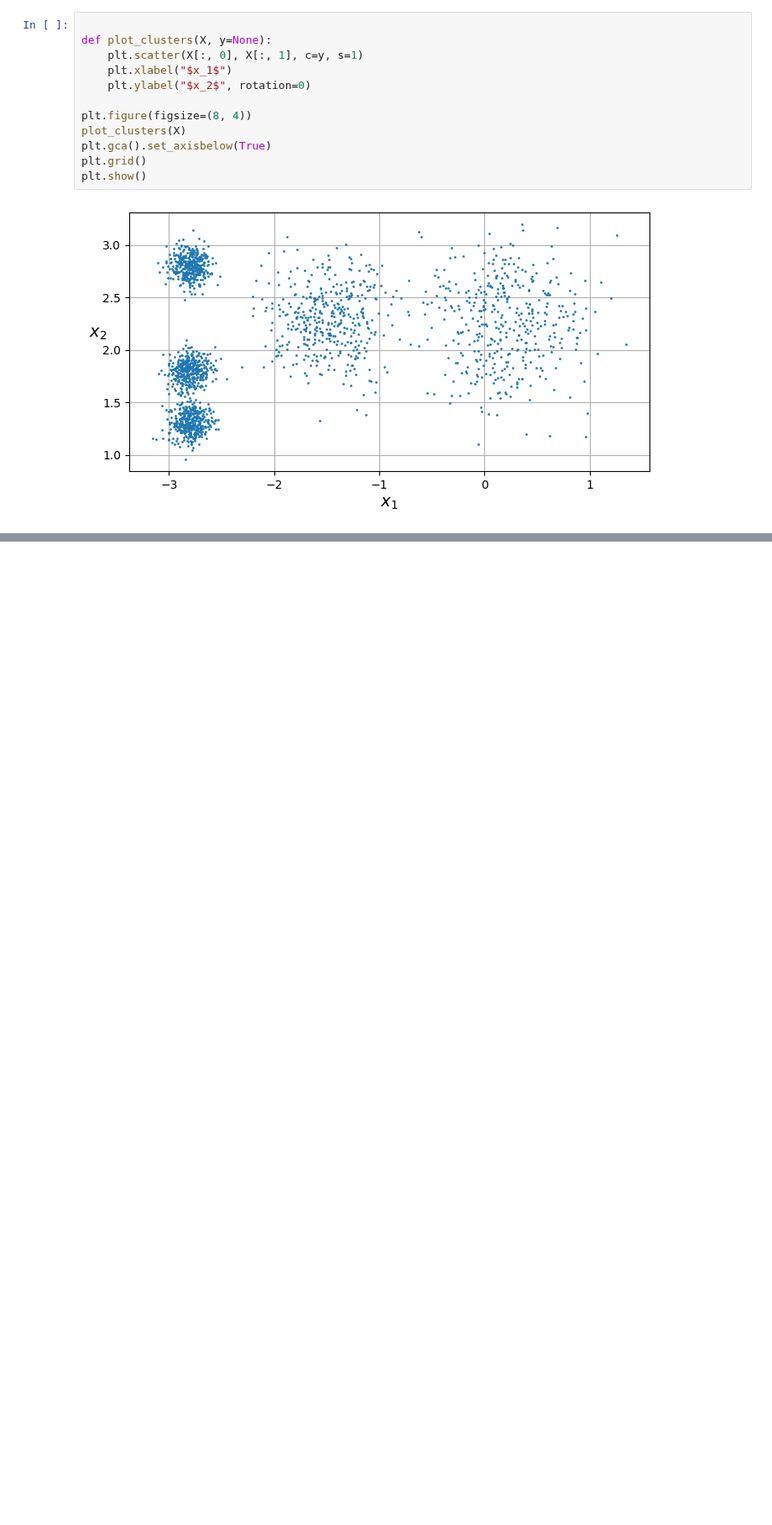
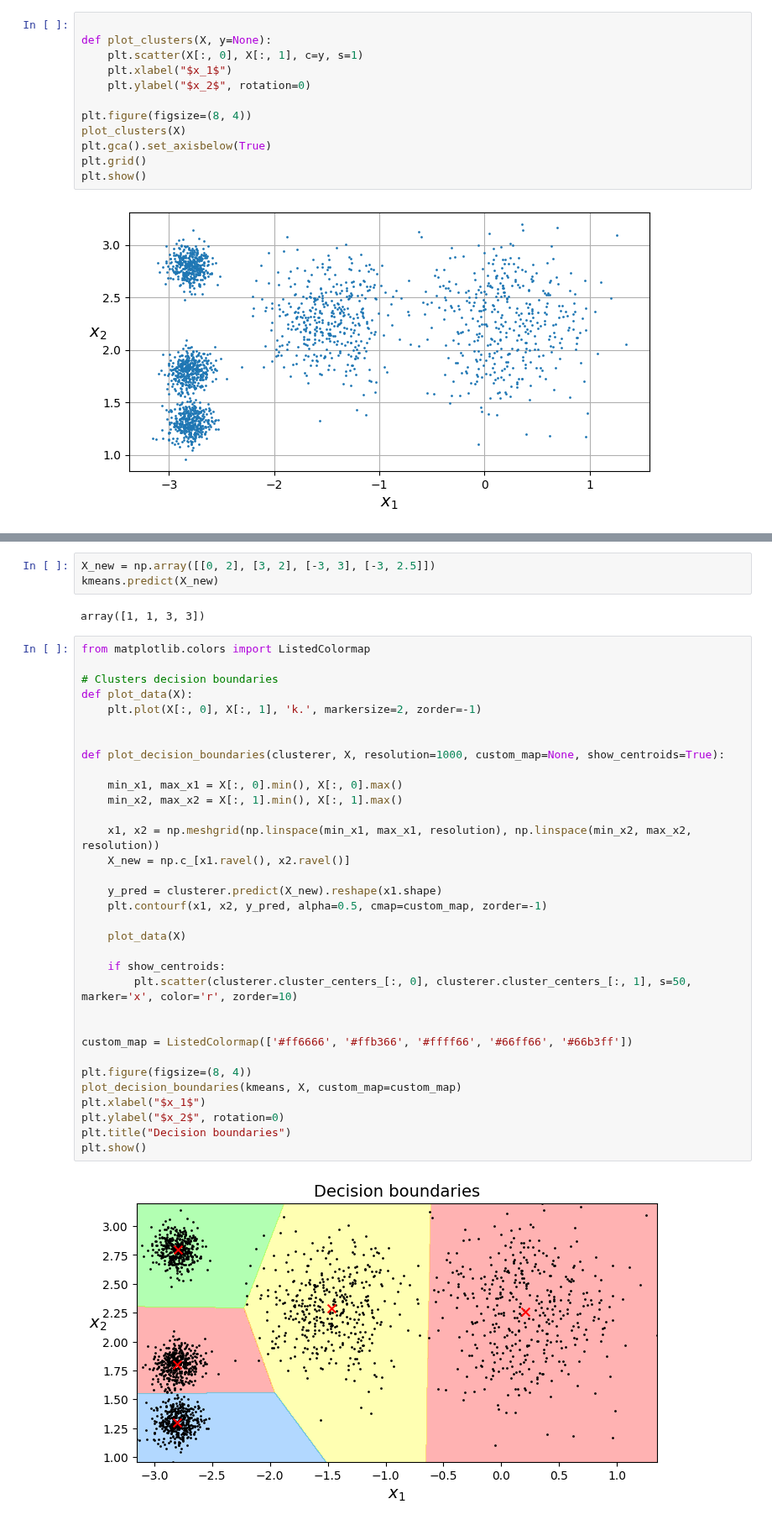
Before and after one commit to MrIsCM/Learning-Machine-Learning, a Jupyter notebook: Notebooks/09_Unsupervised_learning_techniques.ipynb, the cells around one changed output, grey strips where cells are left out. Shown at 84% size. Cells and saved outputs as stored; diff of their text form; blank space fills up the shorter version.

Commit message:
Chapter 9: k-Means Clustering add

```diff
--- a/Notebooks/09_Unsupervised_learning_techniques.ipynb
+++ b/Notebooks/09_Unsupervised_learning_techniques.ipynb
@@ -50,0 +64,40 @@ plt.show()
+# %%
+X_new = np.array([[0, 2], [3, 2], [-3, 3], [-3, 2.5]])
+kmeans.predict(X_new)
+# %% [output]
+array([1, 1, 3, 3])
+# %%
+from matplotlib.colors import ListedColormap
+
+# Clusters decision boundaries
+def plot_data(X):
+	plt.plot(X[:, 0], X[:, 1], 'k.', markersize=2, zorder=-1)
+
+
+def plot_decision_boundaries(clusterer, X, resolution=1000, custom_map=None, show_centroids=True):
+
+	min_x1, max_x1 = X[:, 0].min(), X[:, 0].max()
+	min_x2, max_x2 = X[:, 1].min(), X[:, 1].max()
+
+	x1, x2 = np.meshgrid(np.linspace(min_x1, max_x1, resolution), np.linspace(min_x2, max_x2, resolution))
+	X_new = np.c_[x1.ravel(), x2.ravel()]
+
+	y_pred = clusterer.predict(X_new).reshape(x1.shape)
+	plt.contourf(x1, x2, y_pred, alpha=0.5, cmap=custom_map, zorder=-1)
+
+	plot_data(X)
+
+	if show_centroids:
+		plt.scatter(clusterer.cluster_centers_[:, 0], clusterer.cluster_centers_[:, 1], s=50, marker='x', color='r', zorder=10)
+
+
+custom_map = ListedColormap(['#ff6666', '#ffb366', '#ffff66', '#66ff66', '#66b3ff'])
+
+plt.figure(figsize=(8, 4))
+plot_decision_boundaries(kmeans, X, custom_map=custom_map)
+plt.xlabel("$x_1$")
+plt.ylabel("$x_2$", rotation=0)
+plt.title("Decision boundaries")
+plt.show()
+# %% [output]
+[figure, added]
```
Also changed, not shown: parts of 4 cells of this notebook.
